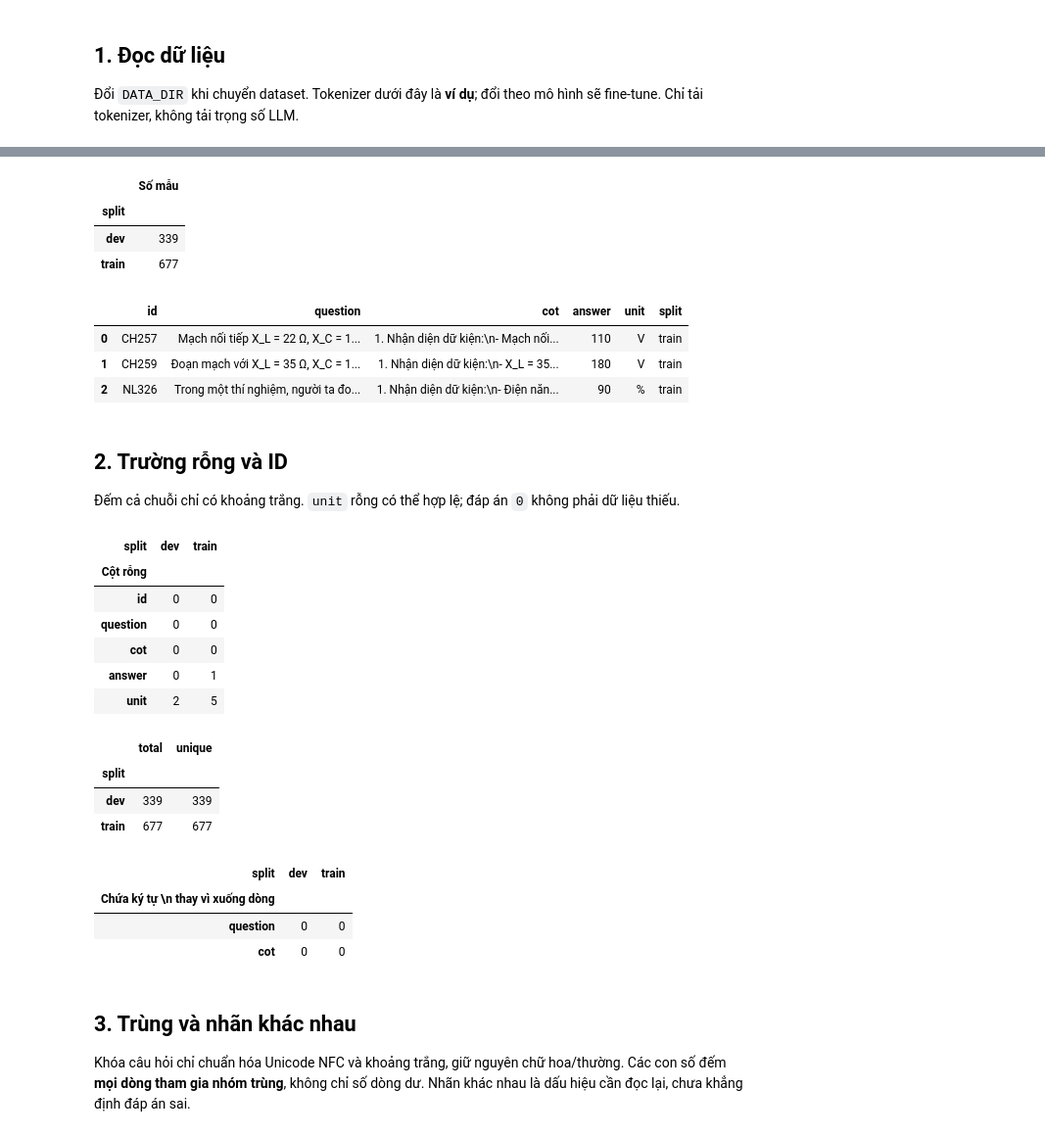
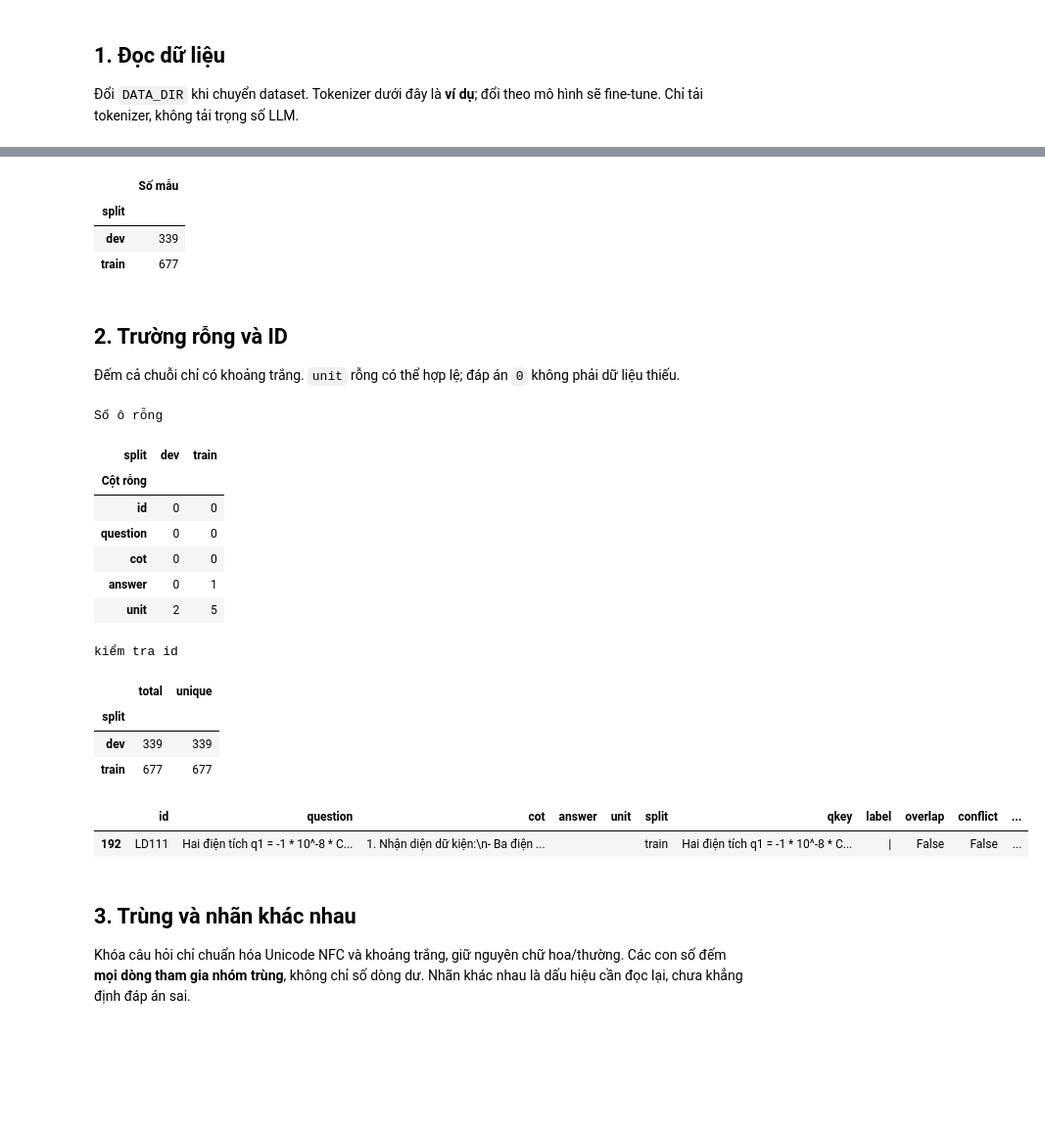
Before and after one commit to NgocNhoNguyen2605n/VLSP, a Jupyter notebook: 01_data_exploration.ipynb, the cells around one changed output, grey strips where cells are left out. Shown at 98% size. Cells and saved outputs as stored; diff of their text form; code cells hidden in the pictures; blank space fills up the shorter version.

```diff
--- a/01_data_exploration.ipynb
+++ b/01_data_exploration.ipynb
@@ -17,7 +37,7 @@ from IPython.display import display
 
 %matplotlib inline
 
-DATA_DIR = Path("/Users/nho/Downloads/datasets")
+DATA_DIR = Path("/Users/nho/Documents/NCKH /VLSP Dataset/")
 FILES = {"train": "train_dataset.csv", "dev": "dev_dataset.csv"}
 TOKENIZER_ID = "Qwen/Qwen2.5-7B-Instruct"
 LIMITS = [1024, 2048, 4096]
@@ -31,41 +51,42 @@ for split, filename in FILES.items():
     frames[split] = df[COLS].copy()
 data = pd.concat([df.assign(split=s) for s, df in frames.items()], ignore_index=True)
 display(data.groupby("split").size().rename("Số mẫu").to_frame())
-display(data[COLS + ["split"]].head(3))
 # %% [output]
 |  | Số mẫu |
 | split |  |
 | dev | 339 |
 | train | 677 |
-|  | id | question | cot | answer | unit | split |
-| 0 | CH257 | Mạch nối tiếp X_L = 22 Ω, X_C = 1... | 1. Nhận diện dữ kiện:\n- Mạch nối... | 110 | V | train |
-| 1 | CH259 | Đoạn mạch với X_L = 35 Ω, X_C = 1... | 1. Nhận diện dữ kiện:\n- X_L = 35... | 180 | V | train |
-| 2 | NL326 | Trong một thí nghiệm, người ta đo... | 1. Nhận diện dữ kiện:\n- Điện năn... | 90 | % | train |
 # %% [markdown]
 ## 2. Trường rỗng và ID
 Đếm cả chuỗi chỉ có khoảng trắng. `unit` rỗng có thể hợp lệ; đáp án `0` không phải dữ liệu thiếu.
 # %%
 empty = data[COLS].apply(lambda s: s.str.strip().eq(""))
+print("Số ô rỗng")
 display(empty.groupby(data["split"]).sum().T.rename_axis("Cột rỗng"))
+print("kiểm tra id")
 display(data.groupby("split")["id"].agg(total="size", unique="nunique"))
 escaped = data[["question", "cot"]].apply(lambda s: s.str.contains("\\n", regex=False))
-display(escaped.groupby(data["split"]).sum().T.rename_axis("Chứa ký tự \\n thay vì xuống dòng"))
+#dòng bị lỗi đã phát hiện
+print("có 1 dòng bi lỗi không có đáp án:")
+display(data.loc[
+    data["split"].eq("train") & data["answer"].str.strip().eq("")
+])
 # %% [output]
+Số ô rỗng
 | split | dev | train |
 | Cột rỗng |  |  |
 | id | 0 | 0 |
 | question | 0 | 0 |
 | cot | 0 | 0 |
 | answer | 0 | 1 |
 | unit | 2 | 5 |
+kiểm tra id
 |  | total | unique |
 | split |  |  |
 | dev | 339 | 339 |
 | train | 677 | 677 |
-| split | dev | train |
-| Chứa ký tự \n thay vì xuống dòng |  |  |
-| question | 0 | 0 |
-| cot | 0 | 0 |
+|  | id | question | cot | answer | unit | split | qkey | label | overlap | conflict | ... |
+| 192 | LD111 | Hai điện tích q1 = -1 * 10^-8 * C... | 1. Nhận diện dữ kiện:\n- Ba điện ... |  |  | train | Hai điện tích q1 = -1 * 10^-8 * C... | | | False | False | ... |
 # %% [markdown]
 ## 3. Trùng và nhãn khác nhau
 Khóa câu hỏi chỉ chuẩn hóa Unicode NFC và khoảng trắng, giữ nguyên chữ hoa/thường.
```
Also changed, not shown: parts of 2 cells of this notebook.
